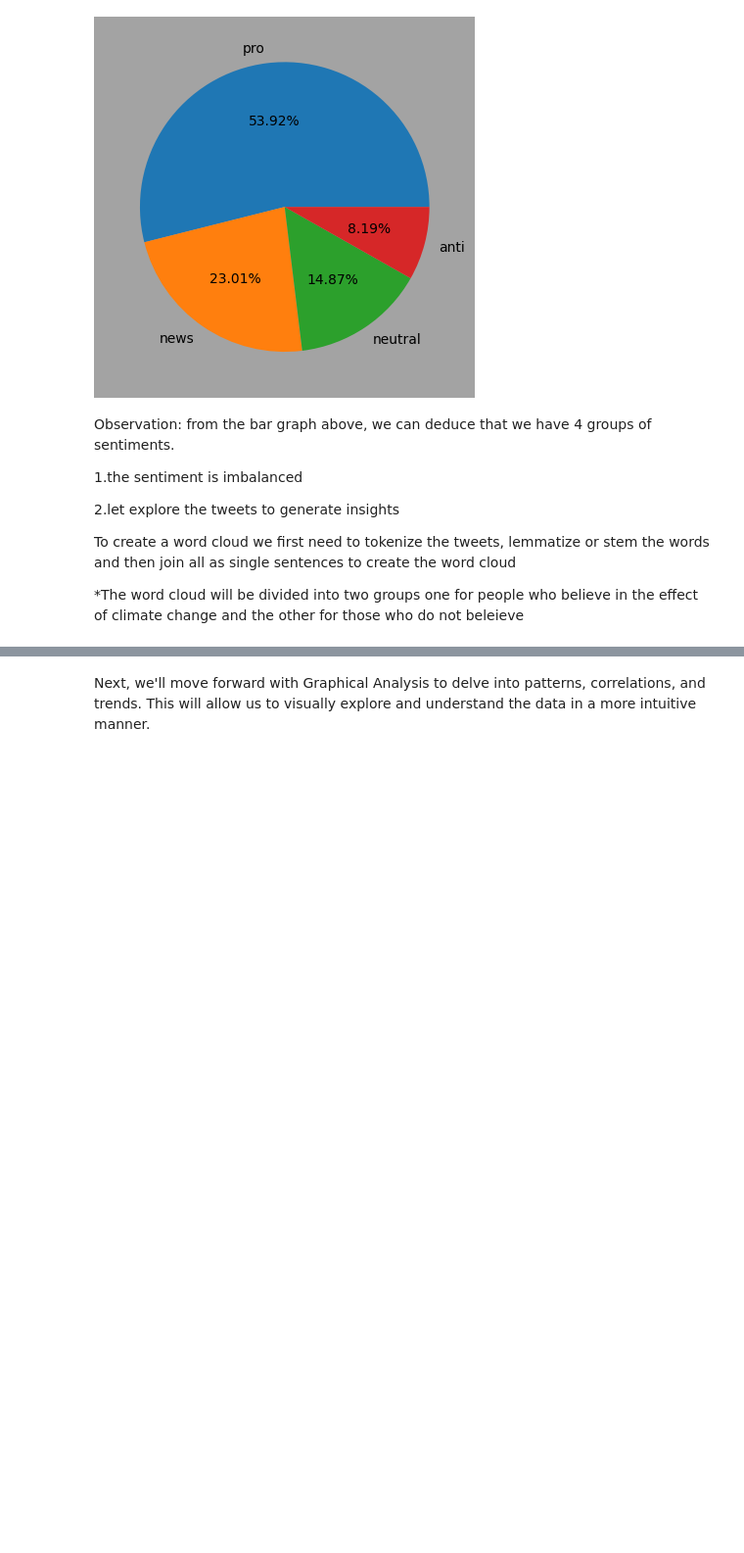
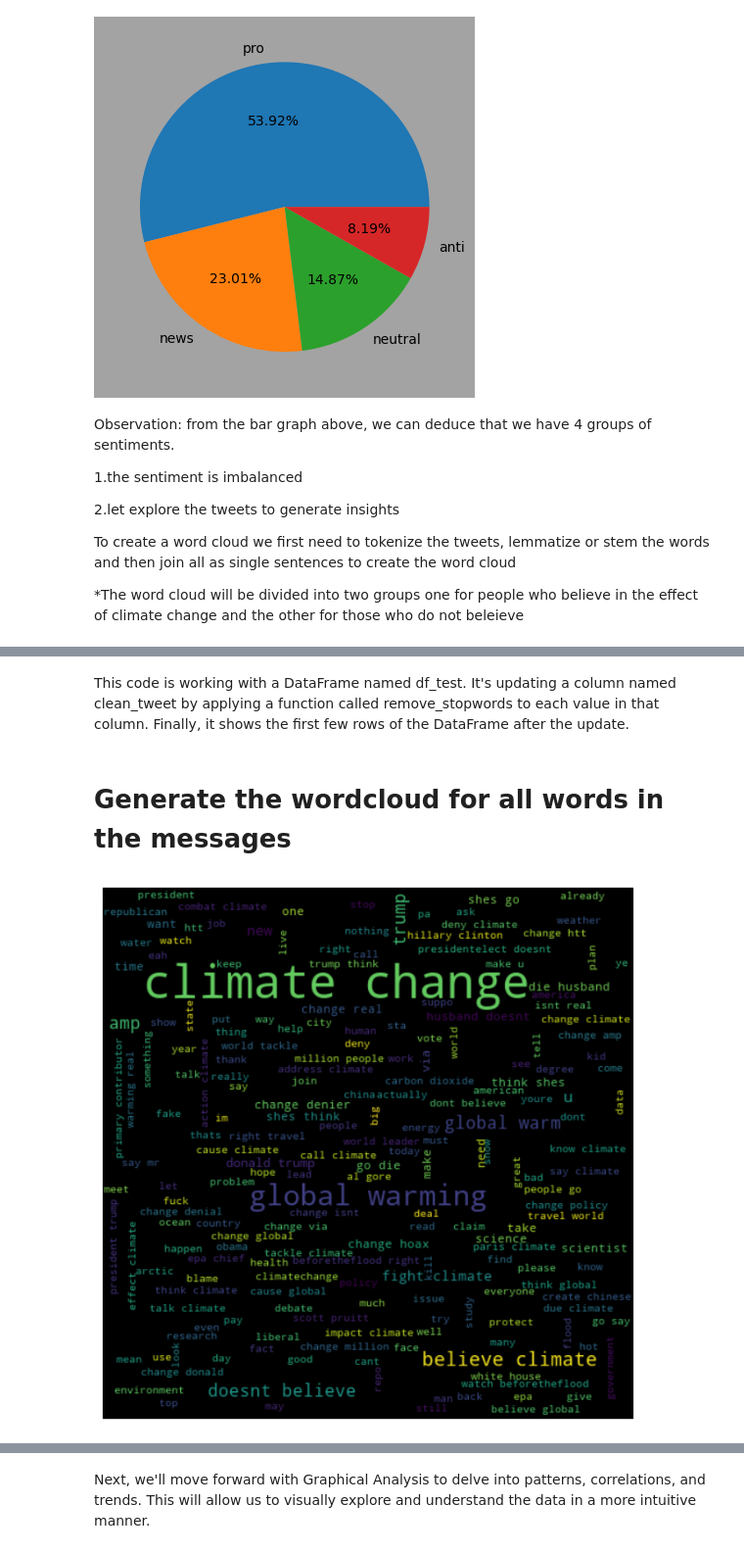
Before and after one commit to Thato-rabodiba/NM_1-Coders, a Jupyter notebook: NM_1 CLASSIFICATION PREDICT.ipynb, the cells around one changed output, grey strips where cells are left out. Shown at 98% size. Saved outputs shown, nothing was run; the diff lists cells and outputs as text; code cells hidden in the pictures; blank space fills up the shorter version.

```diff
--- a/NM_1 CLASSIFICATION PREDICT.ipynb
+++ b/NM_1 CLASSIFICATION PREDICT.ipynb
@@ -494,0 +511,24 @@ df_test = lemmatize_tweet(df_test)
+# %%
+# create a function that removes stop words
+def remove_stopwords(text):
+
+    # create a set containing the stopwords we wish to remove
+    stop_words = set(stopwords.words('english'))
+
+    text = nltk.word_tokenize(text.lower())
+    y = []
+    for i in text:
+        if i.isalnum():
+            y.append(i)
+
+    text = y[:]
+    y.clear()
+
+    for i in text:
+        if i not in stop_words:
+            y.append(i)
+
+    return " ".join(y)
+# %%
+df['clean_tweet'] = df['clean_tweet'].apply(remove_stopwords)
+df.head()
@@ -494,0 +554,20 @@ df_test = lemmatize_tweet(df_test)
+# %% [markdown]
+This code is working with a DataFrame named df_test. It's updating a column named clean_tweet by applying a function called remove_stopwords to each value in that column. Finally, it shows the first few rows of the DataFrame after the update.
+# %% [markdown]
+# Generate the wordcloud for all words in the messages
+# %%
+# start by installing WordCloud in your local machine before running this cell
+from wordcloud import WordCloud
+wc = WordCloud(width=500,height=500,min_font_size=10,background_color='black')
+# %%
+# visualize the frequent words using wordcloud
+all_words = " ".join([sentence for sentence in df['clean_tweet']])
+# %%
+wordcloud_gen = wc.generate(all_words)
+# plot the graph
+plt.figure(figsize=(18,8))
+plt.imshow(wordcloud_gen, interpolation='bilinear')
+plt.axis('off')
+plt.show()
+# %% [output]
+[figure, added]
```
Also changed, not shown: parts of 81 cells of this notebook.
